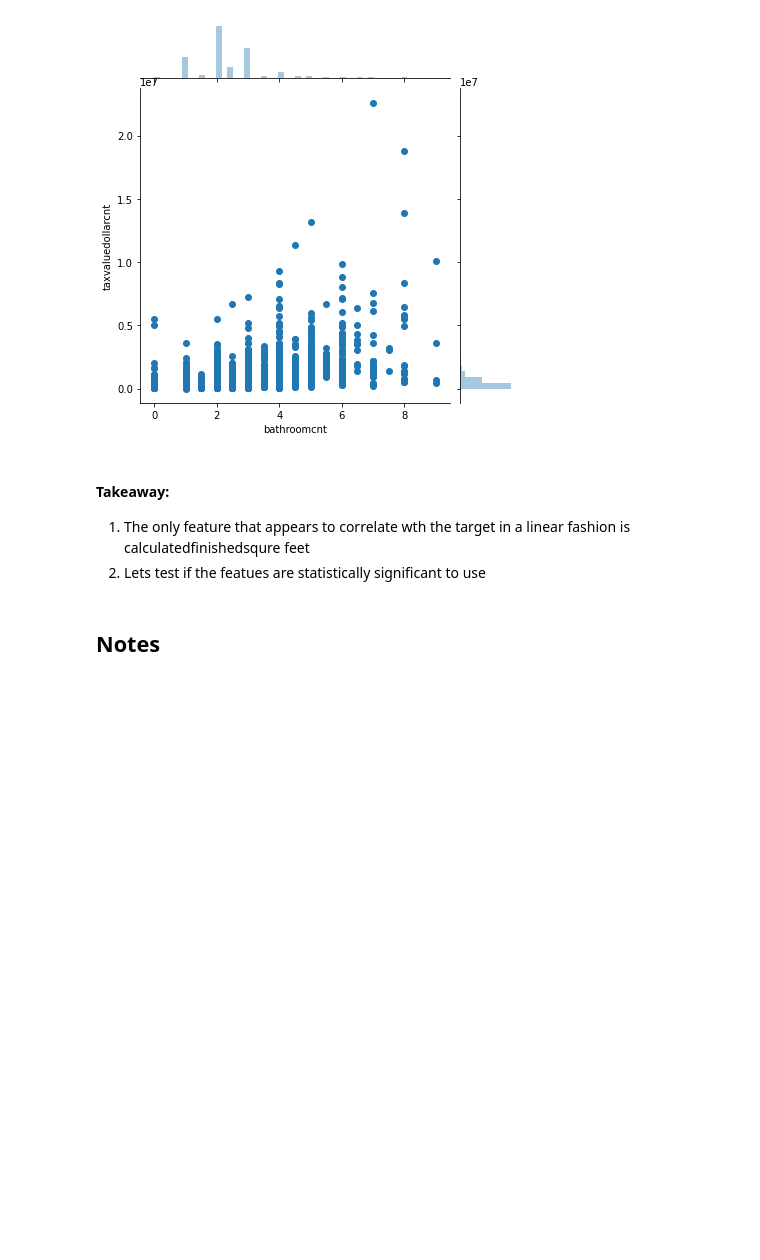
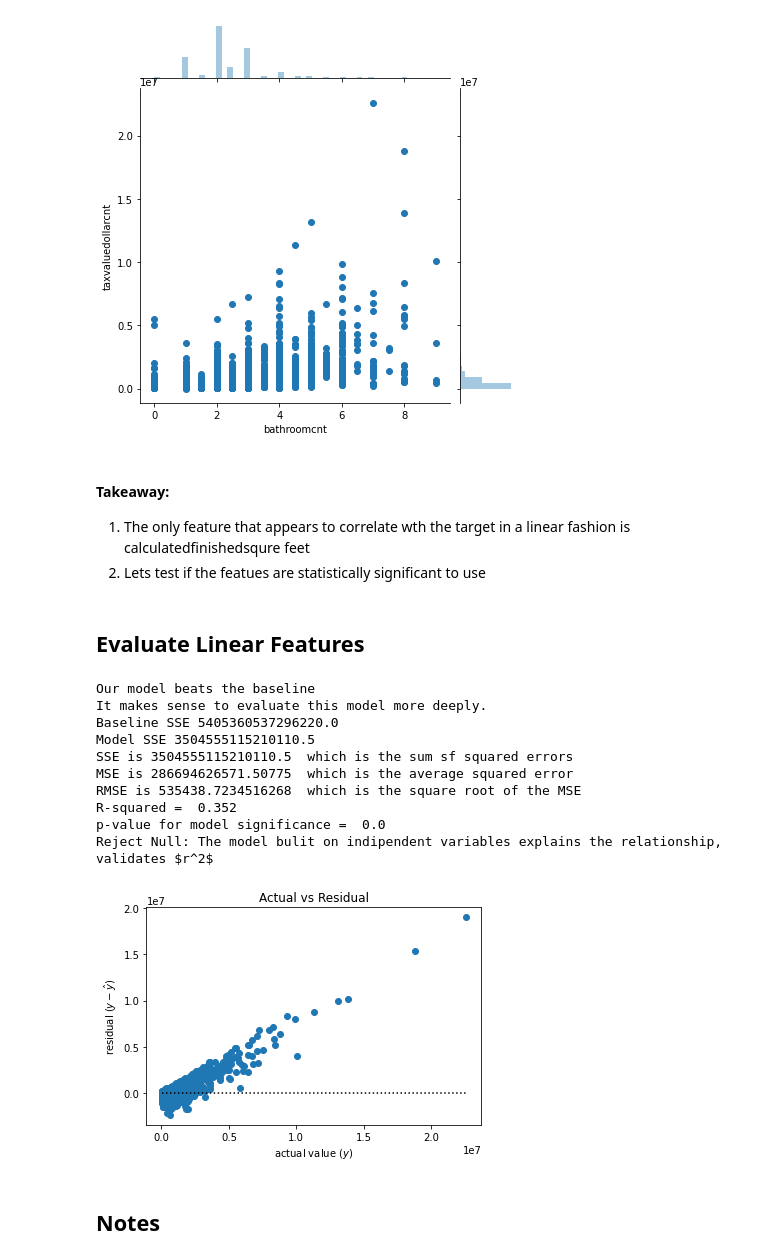
Before and after one commit to CY-Data-Services/zillow_regression_project, a Jupyter notebook: Zillow Regression Project/corey_notebook.ipynb, the cells around one changed output. Drawn from its saved outputs; the diff is of its cells as text; code cells hidden in the pictures; blank space fills up the shorter version.

```diff
--- a/Zillow Regression Project/corey_notebook.ipynb
+++ b/Zillow Regression Project/corey_notebook.ipynb
@@ -80,3 +80,5 @@ plt.show()
 
 1. The only feature that appears to correlate wth the target in a linear fashion is calculatedfinishedsqure feet
 2. Lets test if the featues are statistically significant to use
+# %% [markdown]
+## Evaluate Linear Features
@@ -83,3 +93,19 @@ plt.show()
+# %%
+#(ols('taxvaluedollarcnt ~ calculatedfinishedsquarefeet', train).fit(), X_train_explore.taxvaluedollarcnt, X_train_explore.calculatedfinishedsquarefeet)
+
+src.model.eval_linear_feature(ols('taxvaluedollarcnt ~ calculatedfinishedsquarefeet', X_train_explore).fit(), X_train_explore.taxvaluedollarcnt, X_train_explore.calculatedfinishedsquarefeet)
+# %% [output]
+Our model beats the baseline
+It makes sense to evaluate this model more deeply.
+Baseline SSE 5405360537296220.0
+Model SSE 3504555115210110.5
+SSE is 3504555115210110.5  which is the sum sf squared errors
+MSE is 286694626571.50775  which is the average squared error
+RMSE is 535438.7234516268  which is the square root of the MSE
+R-squared =  0.352
+p-value for model significance =  0.0
+Reject Null: The model bulit on indipendent variables explains the relationship, validates $r^2$
+[figure, added]
 # %% [markdown]
 ## Notes
 # %% [markdown]
```
Also changed, not shown: parts of 1 cell of this notebook.
